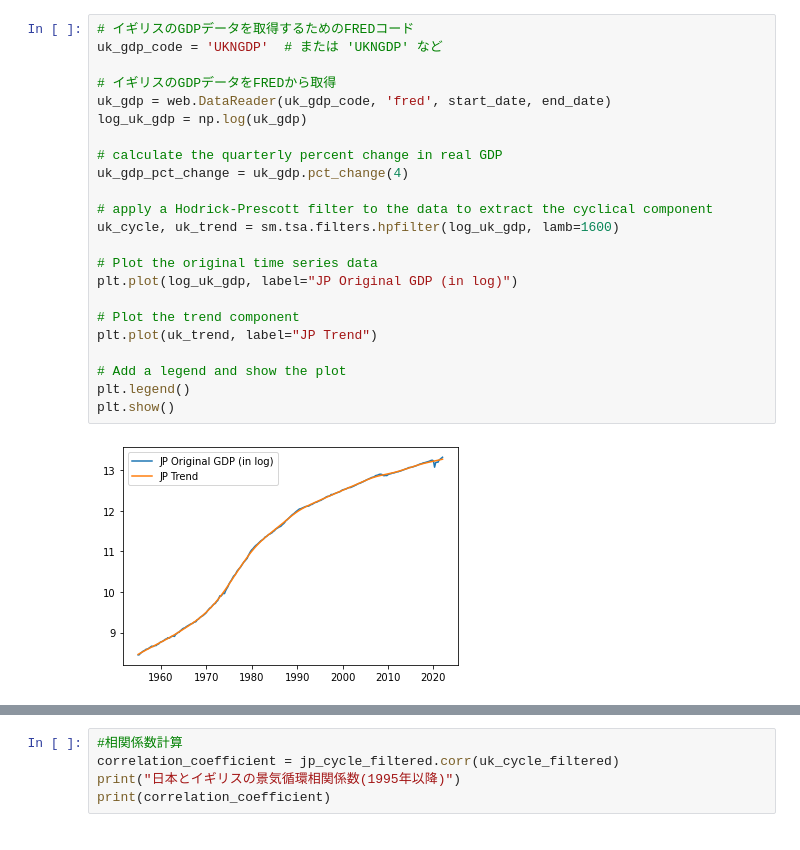
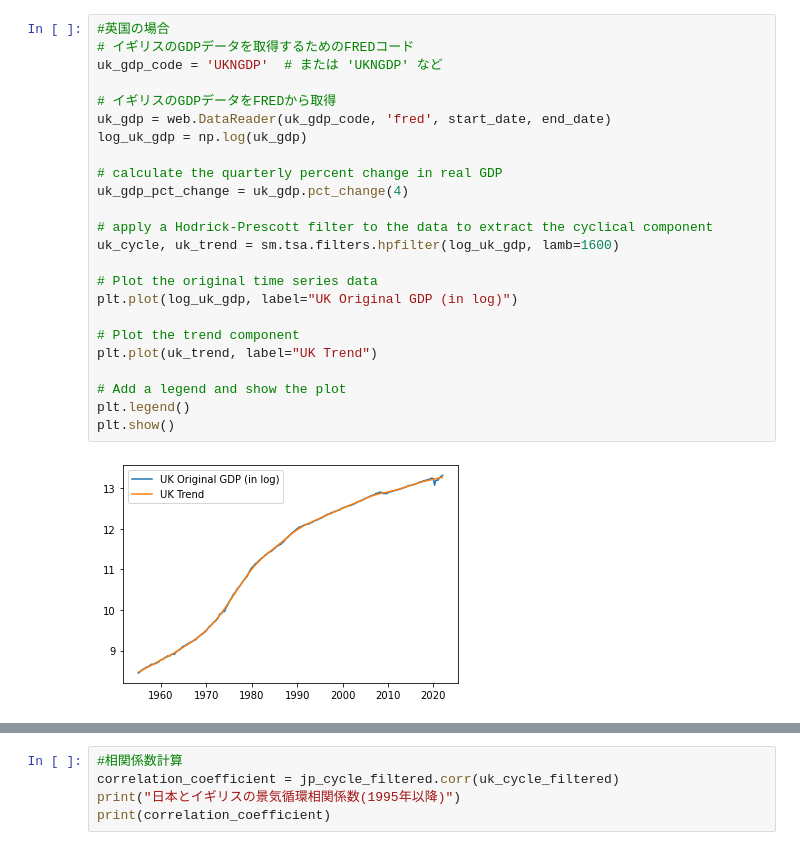
Before and after one commit to YMataki/Qmacro2024, a Jupyter notebook: 1-Business-cycle/提出コード.ipynb, the cells around one changed output, grey strips where cells are left out. Cells and saved outputs as stored; diff of their text form.

```diff
--- a/1-Business-cycle/提出コード.ipynb
+++ b/1-Business-cycle/提出コード.ipynb
@@ -63,27 +65,28 @@ plt.show()
 # %% [output]
 [figure]
 # %%
+#英国の場合
 # イギリスのGDPデータを取得するためのFREDコード
 uk_gdp_code = 'UKNGDP'  # または 'UKNGDP' など
 
 # イギリスのGDPデータをFREDから取得
 uk_gdp = web.DataReader(uk_gdp_code, 'fred', start_date, end_date)
 log_uk_gdp = np.log(uk_gdp)
 
 # calculate the quarterly percent change in real GDP
 uk_gdp_pct_change = uk_gdp.pct_change(4)
 
 # apply a Hodrick-Prescott filter to the data to extract the cyclical component
 uk_cycle, uk_trend = sm.tsa.filters.hpfilter(log_uk_gdp, lamb=1600)
 
 # Plot the original time series data
-plt.plot(log_uk_gdp, label="JP Original GDP (in log)")
+plt.plot(log_uk_gdp, label="UK Original GDP (in log)")
 
 # Plot the trend component
-plt.plot(uk_trend, label="JP Trend")
+plt.plot(uk_trend, label="UK Trend")
 
 # Add a legend and show the plot
 plt.legend()
 plt.show()
 # %% [output]
-[figure, old version]
+[figure, new version]
```
Also changed, not shown: parts of 15 cells of this notebook.
